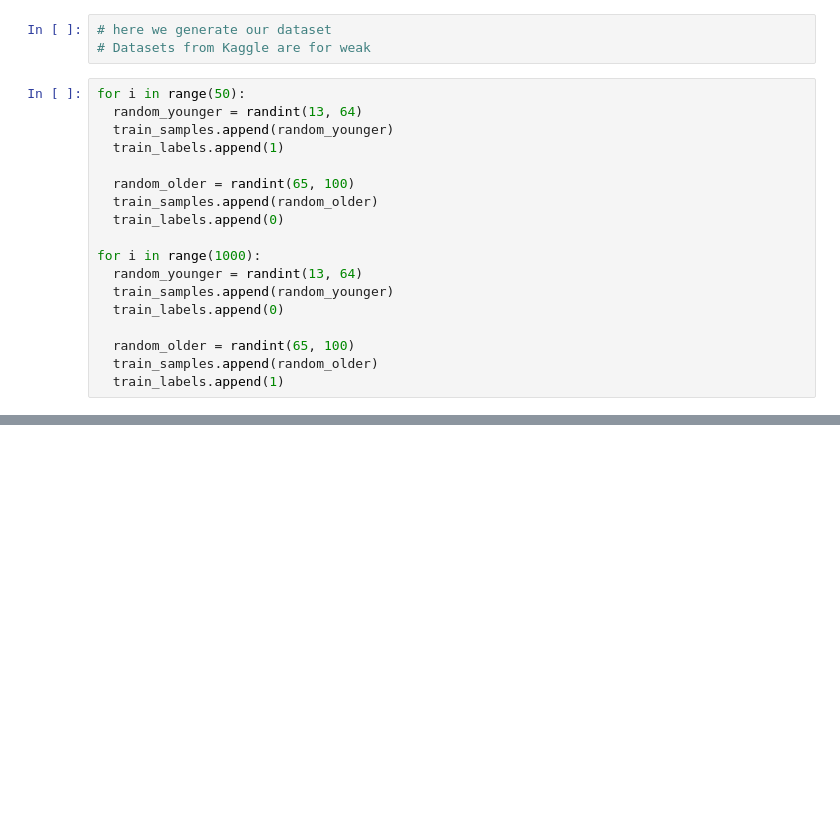
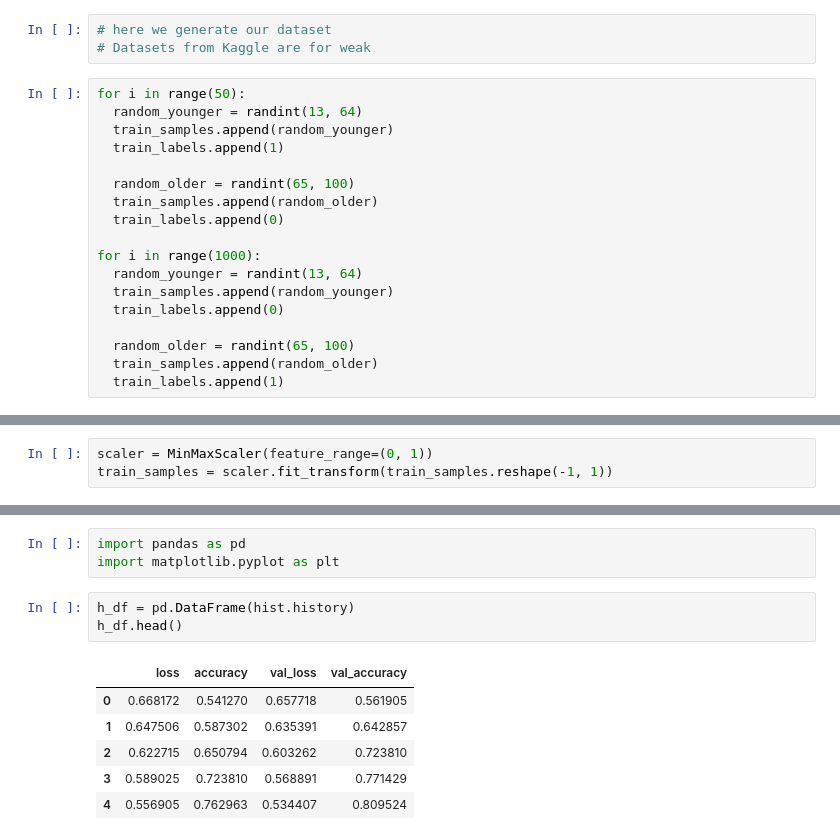
Before and after one commit to Venchislav/Neural-Networks, a Jupyter notebook: KerasTO_THE_STARS.ipynb, the cells around one changed output, grey strips where cells are left out. Cells and saved outputs as stored; diff of their text form; blank space fills up the shorter version.

```diff
--- a/KerasTO_THE_STARS.ipynb
+++ b/KerasTO_THE_STARS.ipynb
@@ -35,0 +44,3 @@ No I'm gonna play Hotline Miami <br>
+# %%
+scaler = MinMaxScaler(feature_range=(0, 1))
+train_samples = scaler.fit_transform(train_samples.reshape(-1, 1))
@@ -35,0 +130,13 @@ No I'm gonna play Hotline Miami <br>
+# %%
+import pandas as pd
+import matplotlib.pyplot as plt
+# %%
+h_df = pd.DataFrame(hist.history)
+h_df.head()
+# %% [output]
+|  | loss | accuracy | val_loss | val_accuracy |
+| 0 | 0.668172 | 0.541270 | 0.657718 | 0.561905 |
+| 1 | 0.647506 | 0.587302 | 0.635391 | 0.642857 |
+| 2 | 0.622715 | 0.650794 | 0.603262 | 0.723810 |
+| 3 | 0.589025 | 0.723810 | 0.568891 | 0.771429 |
+| 4 | 0.556905 | 0.762963 | 0.534407 | 0.809524 |
```
Also changed, not shown: parts of 15 cells of this notebook.
